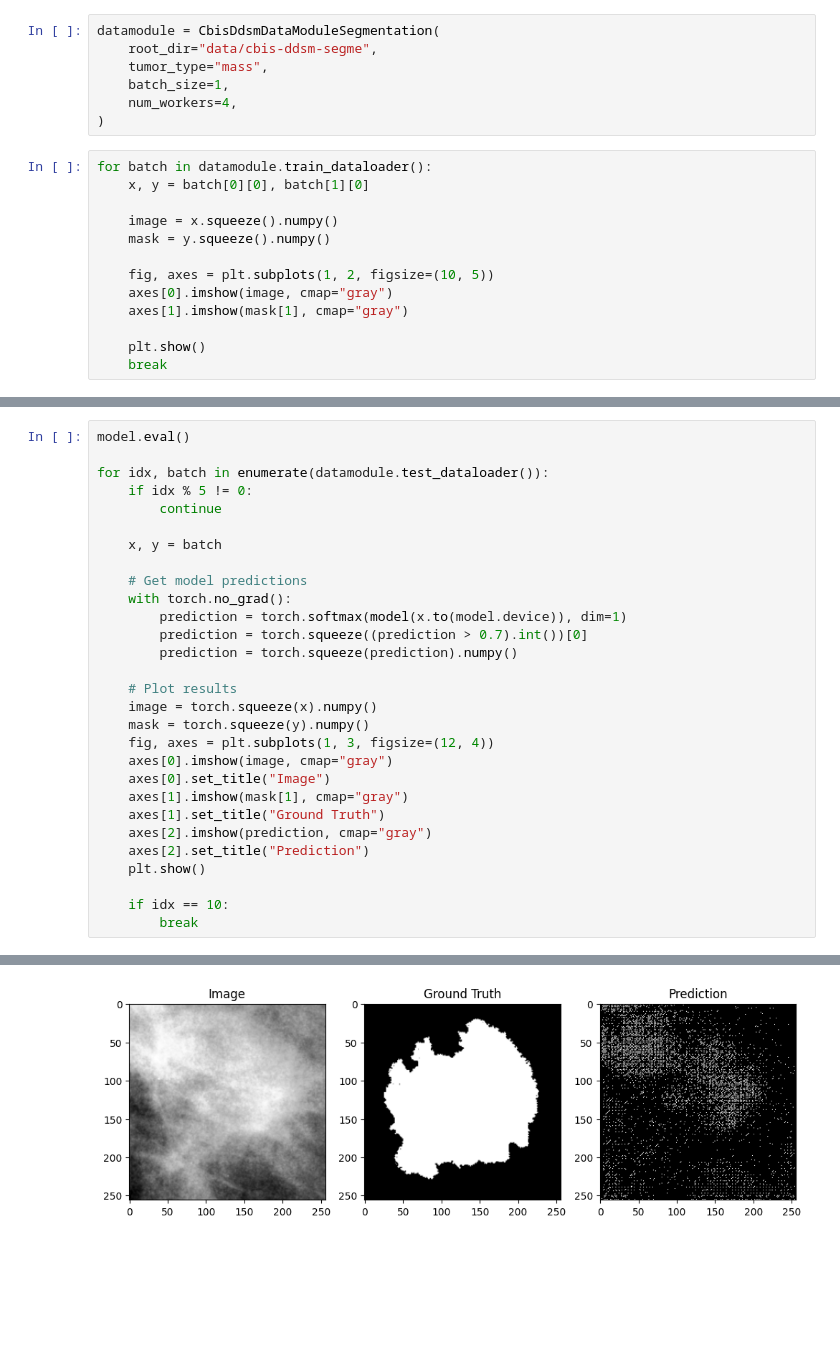
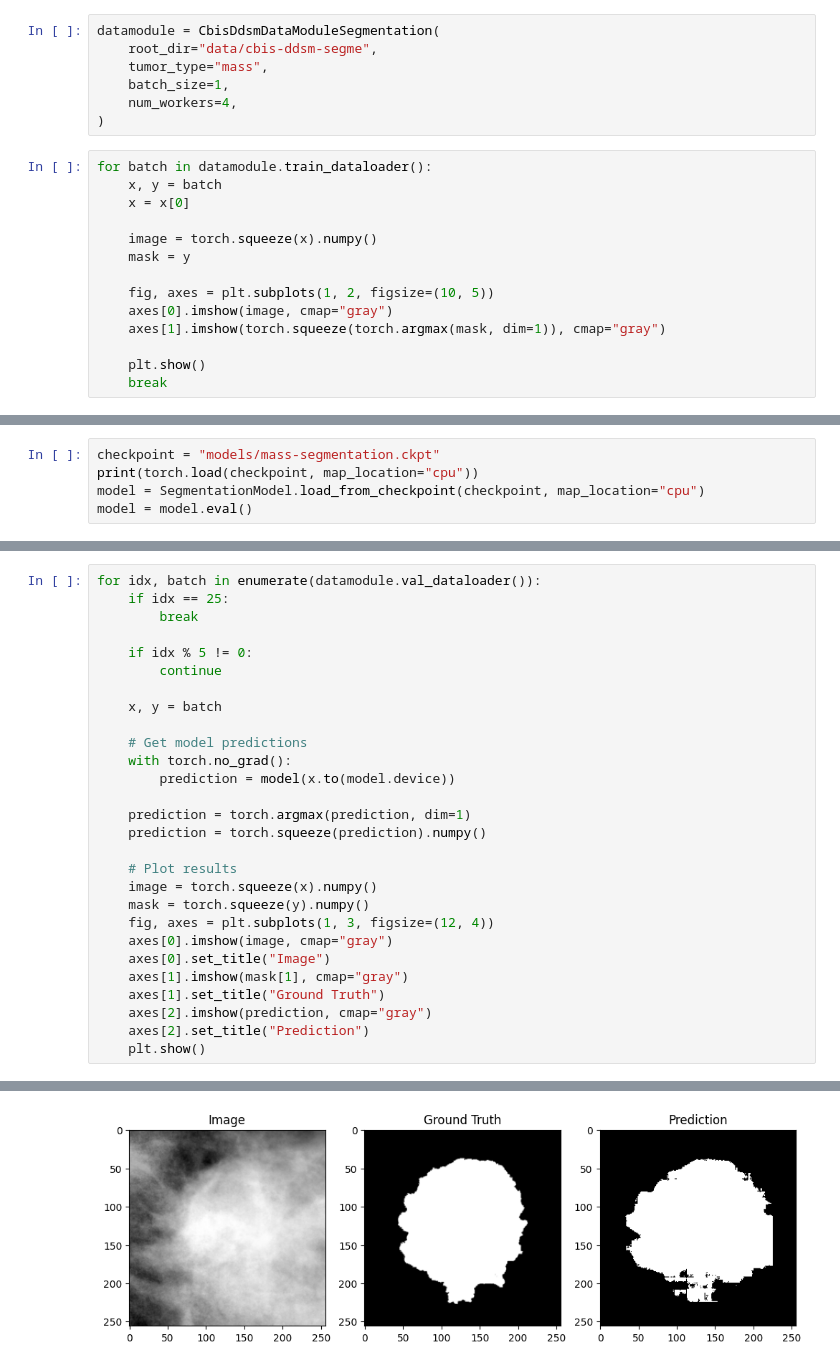
Before and after one commit to tmb2k01/mammo-vision, a Jupyter notebook: notebooks/segmentation_validation.ipynb, the cells around one changed output, grey strips where cells are left out. Saved outputs shown, nothing was run; the diff lists cells and outputs as text; blank space fills up the shorter version.

Commit message:
Fix segmentation model

```diff
--- a/notebooks/segmentation_validation.ipynb
+++ b/notebooks/segmentation_validation.ipynb
@@ -13,14 +14,15 @@ datamodule = CbisDdsmDataModuleSegmentation(
 )
 # %%
 for batch in datamodule.train_dataloader():
-    x, y = batch[0][0], batch[1][0]
+    x, y = batch
+    x = x[0]
 
-    image = x.squeeze().numpy()
-    mask = y.squeeze().numpy()
+    image = torch.squeeze(x).numpy()
+    mask = y
 
     fig, axes = plt.subplots(1, 2, figsize=(10, 5))
     axes[0].imshow(image, cmap="gray")
-    axes[1].imshow(mask[1], cmap="gray")
+    axes[1].imshow(torch.squeeze(torch.argmax(mask, dim=1)), cmap="gray")
 
     plt.show()
     break
@@ -32,0 +31,5 @@ Loaded weights from models/mass-segmentation.ckpt
+# %%
+checkpoint = "models/mass-segmentation.ckpt"
+print(torch.load(checkpoint, map_location="cpu"))
+model = SegmentationModel.load_from_checkpoint(checkpoint, map_location="cpu")
+model = model.eval()
@@ -33,7 +54,8 @@ Loaded weights from models/mass-segmentation.ckpt
 # %%
-model.eval()
+for idx, batch in enumerate(datamodule.val_dataloader()):
+    if idx == 25:
+        break
 
-for idx, batch in enumerate(datamodule.test_dataloader()):
     if idx % 5 != 0:
         continue
 
@@ -41,9 +63,10 @@ for idx, batch in enumerate(datamodule.test_dataloader()):
 
     # Get model predictions
     with torch.no_grad():
-        prediction = torch.softmax(model(x.to(model.device)), dim=1)
-        prediction = torch.squeeze((prediction > 0.7).int())[0]
-        prediction = torch.squeeze(prediction).numpy()
+        prediction = model(x.to(model.device))
+
+    prediction = torch.argmax(prediction, dim=1)
+    prediction = torch.squeeze(prediction).numpy()
 
     # Plot results
     image = torch.squeeze(x).numpy()
@@ -56,7 +79,4 @@ for idx, batch in enumerate(datamodule.test_dataloader()):
     axes[2].imshow(prediction, cmap="gray")
     axes[2].set_title("Prediction")
     plt.show()
-
-    if idx == 10:
-        break
 # %% [output]
@@ -65 +85 @@ for idx, batch in enumerate(datamodule.test_dataloader()):
-[figure, old version]
+[figure, new version]
```
Also changed, not shown: parts of 7 cells of this notebook, 11 other files.
